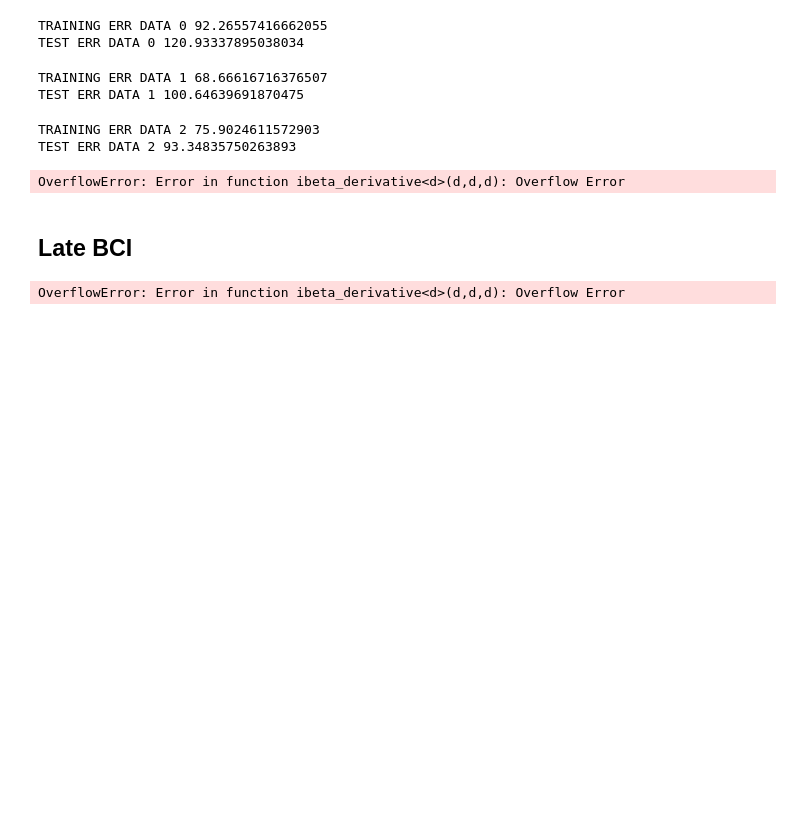
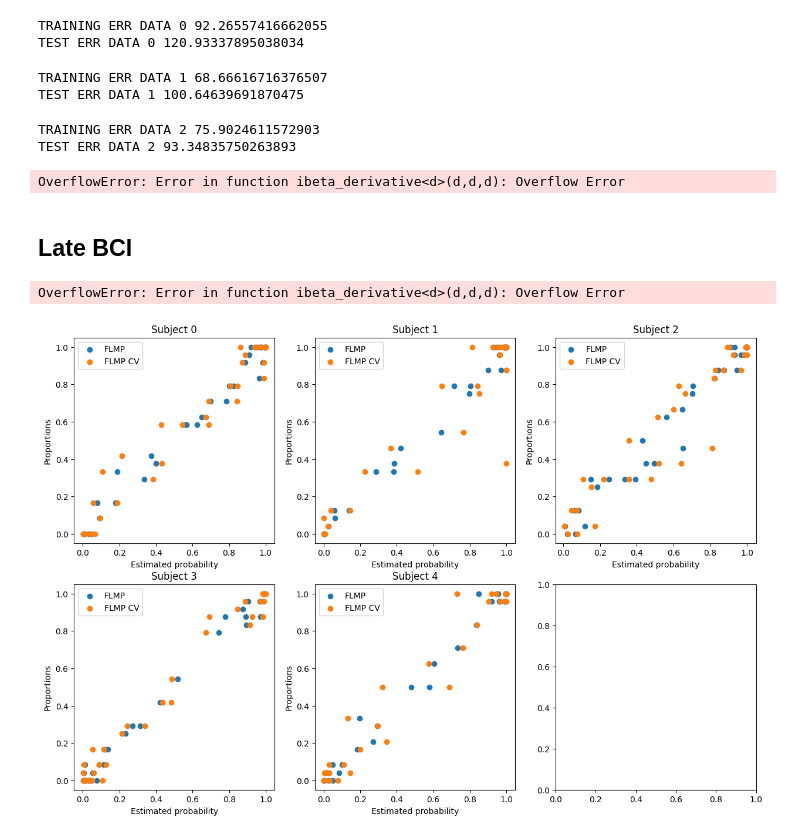
Before and after one commit to s180820/CogMod3, a Jupyter notebook: part3.ipynb, the cells around one changed output. Drawn from its saved outputs; the diff is of its cells as text; code cells hidden in the pictures; blank space fills up the shorter version.

```diff
--- a/part3.ipynb
+++ b/part3.ipynb
@@ -655,6 +655,17 @@ def compute_binom_flme(thetas, data, test):
 
     l = l_a + l_v + l_av
     return -np.log(l[test])
+# %%
+def calculate_p_flmp(subject):
+    ps = []
+    for s in subject:
+        p = list(softmax(s.x[0:5])) + list(softmax(s.x[5:10]))
+
+        for i in range(0, 5):
+            for j in range(0, 5):
+                p.append(p_av((s.x[i + 5], s.x[j])))
+        ps.append(p)
+    return ps
 # %%
 p_4_flme = []
 
@@ -666,7 +677,7 @@ for s in range(5):
         m = minimize(log_likelihood_2, np.random.uniform(size=10), args=(data[s], i))
         training_err.append(m.fun)
         test_err.append(compute_binom_flme(m.x, data[s], i))
-        #p_4_flme_s.append(calculate_p_flmp([m])[0][i])
+        p_4_flme_s.append(calculate_p_flmp([m])[0][i])
 
     p_4_flme.append(p_4_flme_s)
     print("TRAINING ERR DATA", s , np.mean(training_err))
@@ -758,7 +769,7 @@ def compute_binom_BCI_SF(parameters, d, test):
     #print(nll)
     return -nll[test]
 # %%
-#p_4_BCI = []
+p_4_BCI = []
 
 for s in range(5):
     test_err = []
@@ -768,7 +779,7 @@ for s in range(5):
         m = minimize(BCI_SF_2, np.random.uniform(size=11), args=(data[s], i))
         training_err.append(m.fun)
         test_err.append(compute_binom_BCI_SF(m.x, data[s], i))
-        #p_4_flme_s.append(calculate_p_flmp([m])[0][i])
+        p_4_BCI.append(calculate_p_flmp([m])[0][i])
 
     #p_4_BCI.append(p_4_flme_s)
     print("TRAINING ERR DATA", s , np.mean(training_err))
@@ -979,3 +990,23 @@ for s in range(5):
     print("TEST ERR DATA", s, sum(test_err))
 # %% [output]
 OverflowError: Error in function ibeta_derivative<d>(d,d,d): Overflow Error
+# %%
+import matplotlib.pyplot as plt
+ps_flmp = calculate_p_flmp([flmp1, flmp2, flmp3, flmp4, flmp5])
+p_flmp = np.reshape(p_4_flme, (5,35))
+ps_BCI = calculate_p_flmp([s_BCI_1, s_BCI_2, s_BCI_3, s_BCI_4, s_BCI_5])
+p_BCI = np.reshape(p_4_BCI, (5,35))
+
+fig, axs = plt.subplots(2,3, figsize=(15, 10), facecolor='w', edgecolor='k')
+
+axs = axs.ravel()
+for i in range(5):
+
+    axs[i].scatter(ps_flmp[i], (data[i]/24).reshape((35,1)))
+    axs[i].scatter(p_flmp[i], (data[i]/24).reshape((35,1)))
+    axs[i].set_title('Subject {}'.format(i))
+    axs[i].set_xlabel('Estimated probability')
+    axs[i].set_ylabel('Proportions')
+    axs[i].legend(["FLMP", "FLMP CV"])
+# %% [output]
+[figure, added]
```
Also changed, not shown: parts of 13 cells of this notebook, 1 other file.
